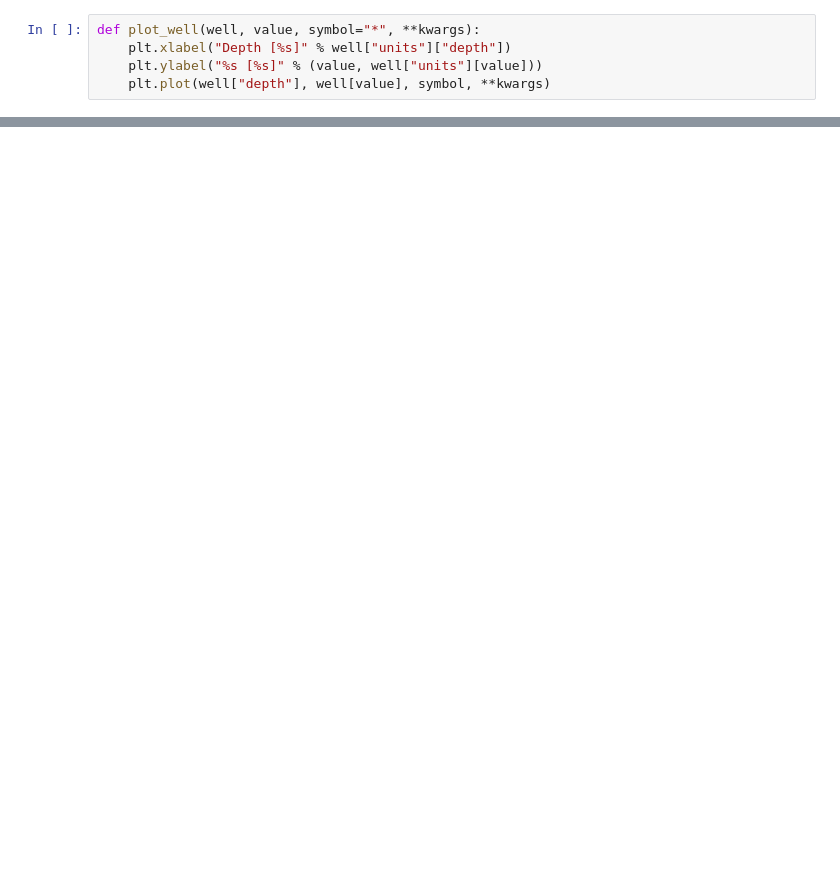
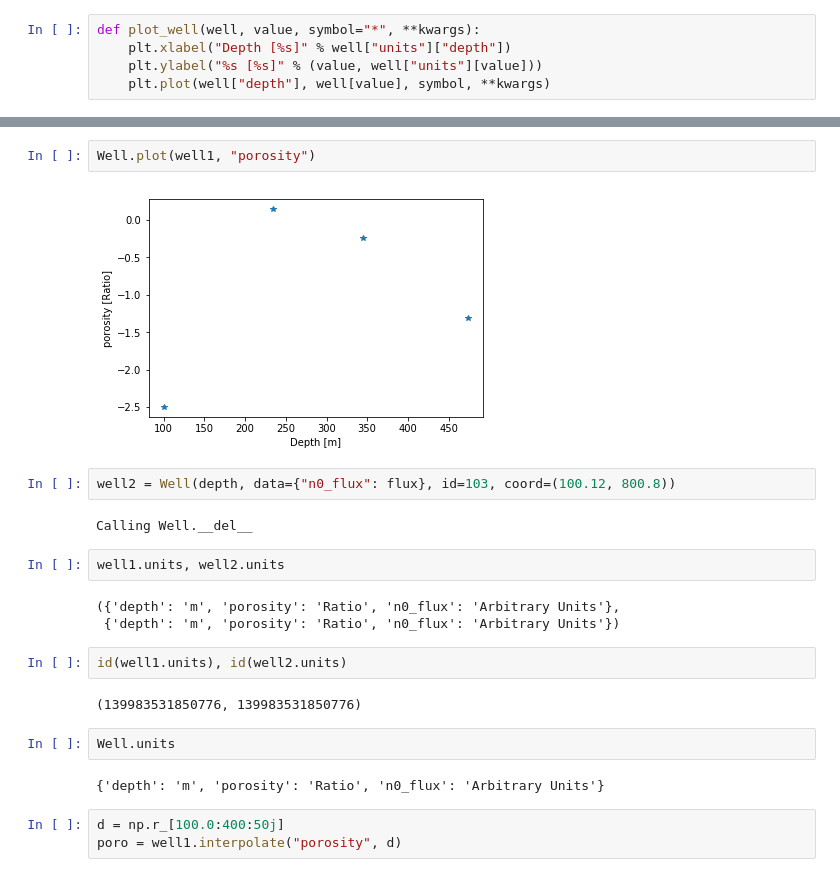
Before and after one commit to bozso/python_course, a Jupyter notebook: notebooks/object_oriented_programming.ipynb, the cells around one changed output, grey strips where cells are left out. Drawn from its saved outputs; the diff is of its cells as text; blank space fills up the shorter version.

```diff
--- a/notebooks/object_oriented_programming.ipynb
+++ b/notebooks/object_oriented_programming.ipynb
@@ -135,0 +112,24 @@ Calling Well.__del__
+# %%
+Well.plot(well1, "porosity")
+# %% [output]
+[figure, added]
+# %%
+well2 = Well(depth, data={"n0_flux": flux}, id=103, coord=(100.12, 800.8))
+# %% [output]
+Calling Well.__del__
+# %%
+well1.units, well2.units
+# %% [output]
+({'depth': 'm', 'porosity': 'Ratio', 'n0_flux': 'Arbitrary Units'},
+ {'depth': 'm', 'porosity': 'Ratio', 'n0_flux': 'Arbitrary Units'})
+# %%
+id(well1.units), id(well2.units)
+# %% [output]
+(139983531850776, 139983531850776)
+# %%
+Well.units
+# %% [output]
+{'depth': 'm', 'porosity': 'Ratio', 'n0_flux': 'Arbitrary Units'}
+# %%
+d = np.r_[100.0:400:50j]
+poro = well1.interpolate("porosity", d)
```
Also changed, not shown: parts of 70 cells of this notebook, 7 other files.
